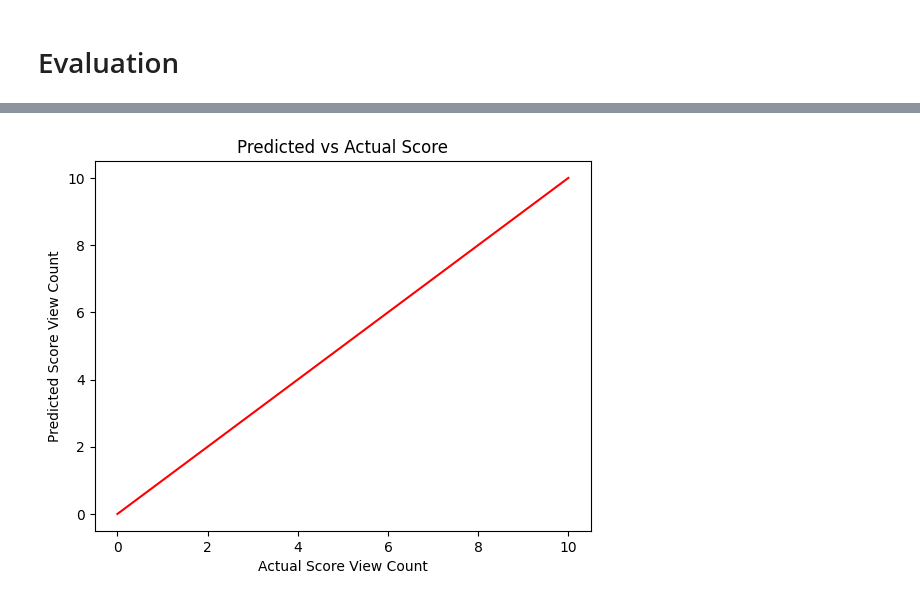
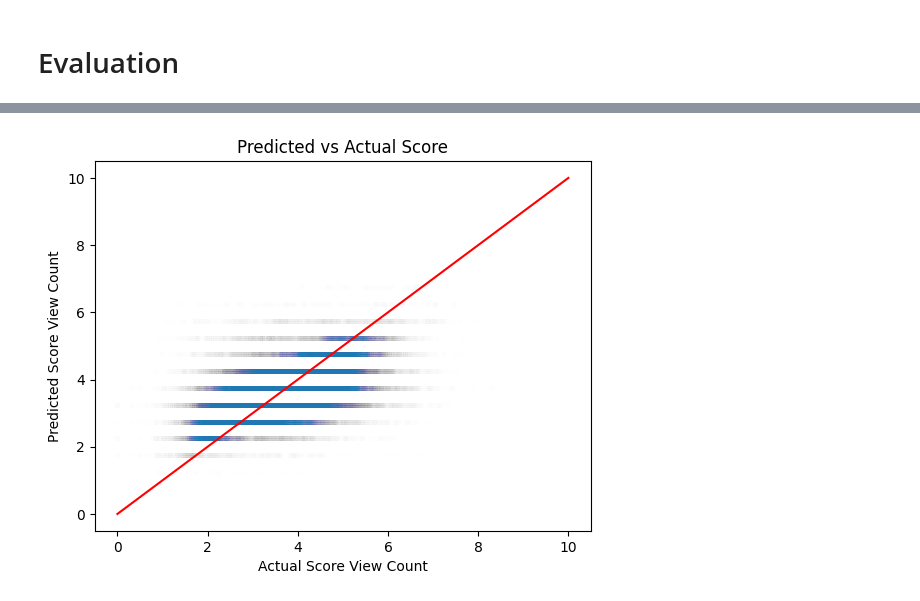
Before and after one commit to Roy3838/TitleTransformers, a Jupyter notebook: 2.0/title_model.ipynb, the cells around one changed output, grey strips where cells are left out. Drawn from its saved outputs; the diff is of its cells as text; code cells hidden in the pictures.

Commit message:
trained categorical model

```diff
--- a/2.0/title_model.ipynb
+++ b/2.0/title_model.ipynb
@@ -59,7 +59,7 @@ def parse_jsonl_optimized(filepath, num_lines_to_import=None):
 
 # Example usage: Import only the first 1000 lines from the file
 file_path = '/mnt/datassd/train_data.jsonl'
-num_lines_to_import = 100000  # You can adjust this number as needed
+num_lines_to_import = 1000000  # You can adjust this number as needed
 titles, view_counts = parse_jsonl_optimized(file_path, num_lines_to_import)
 # %% [markdown]
 ## Create $Log_{10}(Data)$ and create tokenizer
@@ -87,3 +81,0 @@ np.save('view_counts1m.npy', view_counts)
-# %%
-encoded_inputs = np.load('encoded_inputs1m.npy', allow_pickle=True)
-view_counts = np.load('view_counts1m.npy', allow_pickle=True)
@@ -300,16 +291,3 @@ Model: "functional_1"
  Total params: 28,801,552 (109.87 MB)
  Trainable params: 28,801,552 (109.87 MB)
  Non-trainable params: 0 (0.00 B)
-# %%
-class MlflowCallbackLogPerBatch(mlflow.keras_core.MLflowCallback):
-    def on_batch_end(self, batch, logs=None):
-        if self.log_every_n_steps is None or logs is None:
-            return
-        if (batch + 1) % self.log_every_n_steps == 0:
-            self.metrics_logger.record_metrics(logs, self._log_step)
-            self._log_step += self.log_every_n_steps
-
-
-with mlflow.start_run() as run:
-    model.fit(X_t, Y_t, batch_size=64, epochs=5, validation_split=0.2, callbacks= [MlflowCallbackLogPerBatch(run, log_every_epoch=False, log_every_n_steps=5)])
-mlflow.end_run()
@@ -365,15 +390,15 @@ array([4.75, 5.25, 4.25, ..., 4.25, 3.75, 3.75])
 len(predicted)
 # %%
 # Make scatter of predicted vs actual
-plt.scatter(actual, predicted)
+plt.scatter(actual, predicted,alpha=0.005, s=10, cmap='viridis')
 # Make a line
 plt.plot([0, 10], [0, 10], color='red')
 plt.title("Predicted vs Actual Score")
 plt.xlabel("Actual Score View Count")
 plt.ylabel("Predicted Score View Count")
 plt.show()
 # %% [output]
-[figure, old version]
+[figure, new version]
 # %%
 sns.histplot(predicted, kde=False)
 plt.title("Predicted Score View Count")
```
Also changed, not shown: parts of 17 cells of this notebook.
